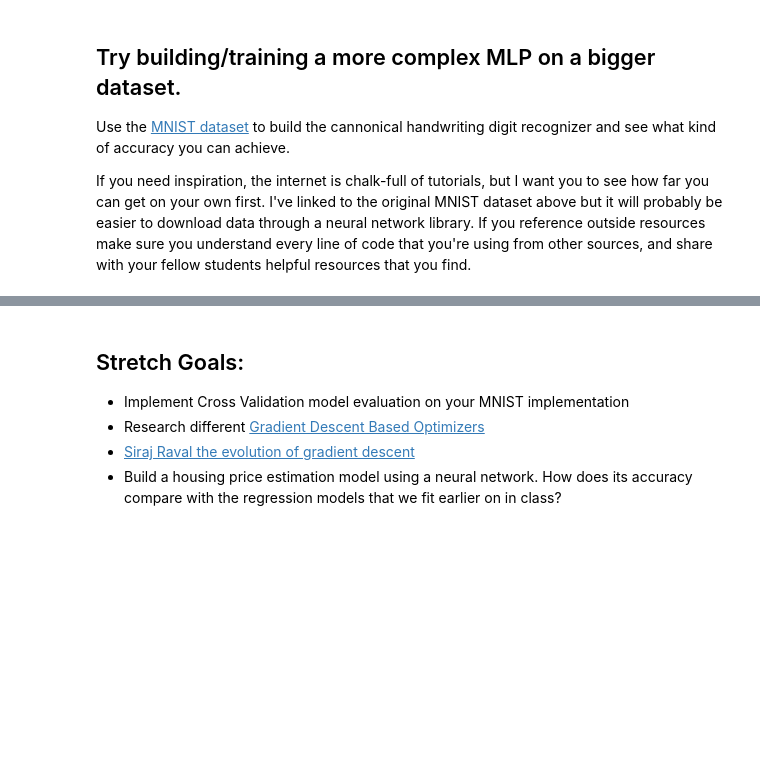
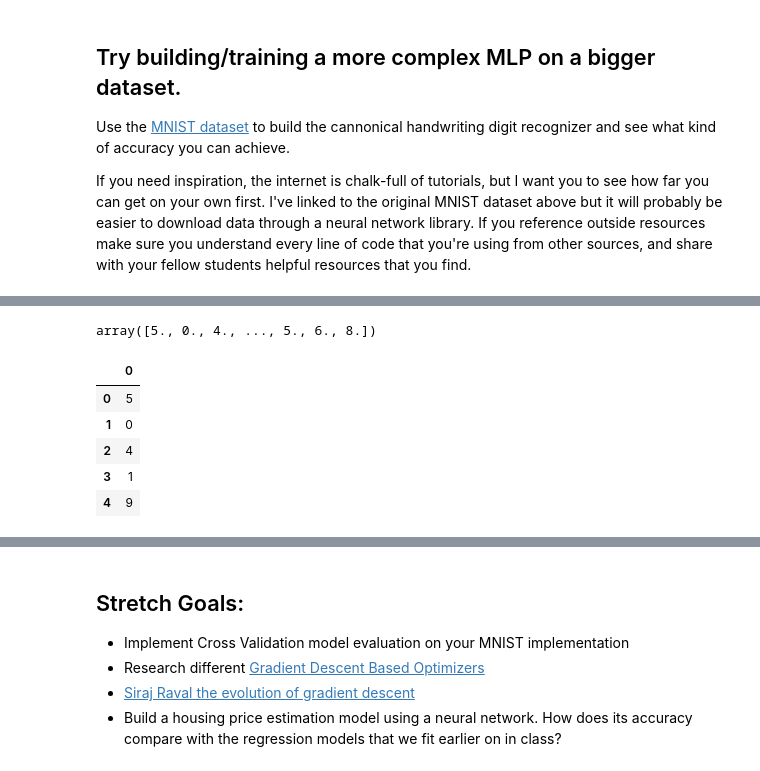
Before and after one commit to PWalis/DS-Unit-4-Sprint-2-Neural-Networks, a Jupyter notebook: module2-backpropagation/LS_DS_422_Backprop_Assignment.ipynb, the cells around one changed output, grey strips where cells are left out. Drawn from its saved outputs; the diff is of its cells as text; code cells hidden in the pictures; blank space fills up the shorter version.

```diff
--- a/module2-backpropagation/LS_DS_422_Backprop_Assignment.ipynb
+++ b/module2-backpropagation/LS_DS_422_Backprop_Assignment.ipynb
@@ -79,0 +189,15 @@ If you need inspiration, the internet is chalk-full of tutorials, but I want you
+# %%
+train_labels
+# %% [output]
+array([5., 0., 4., ..., 5., 6., 8.])
+# %%
+import pandas as pd
+train_labels_df = pd.read_csv('./data/train_labels.csv', header=None)
+train_labels_df.head()
+# %% [output]
+|  | 0 |
+| 0 | 5 |
+| 1 | 0 |
+| 2 | 4 |
+| 3 | 1 |
+| 4 | 9 |
```
Also changed, not shown: parts of 29 cells of this notebook.
